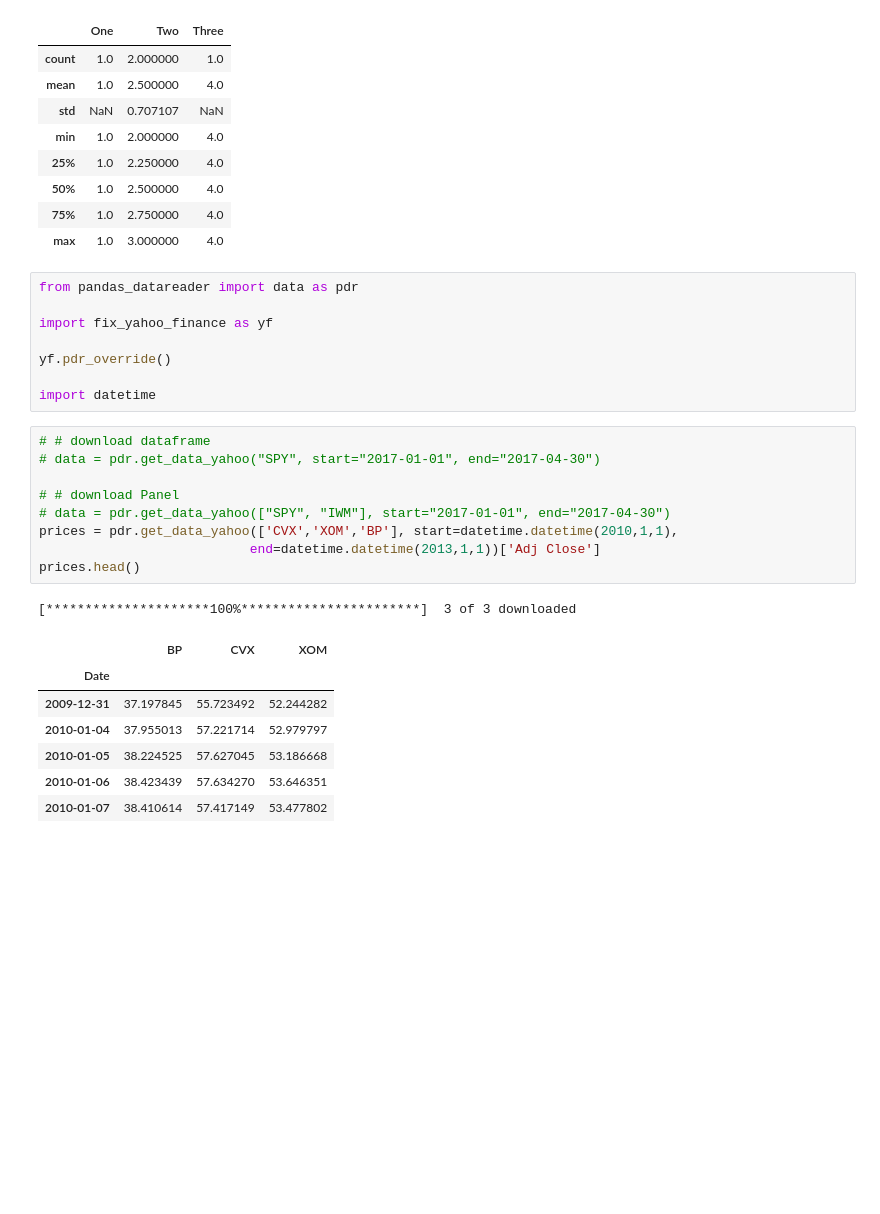
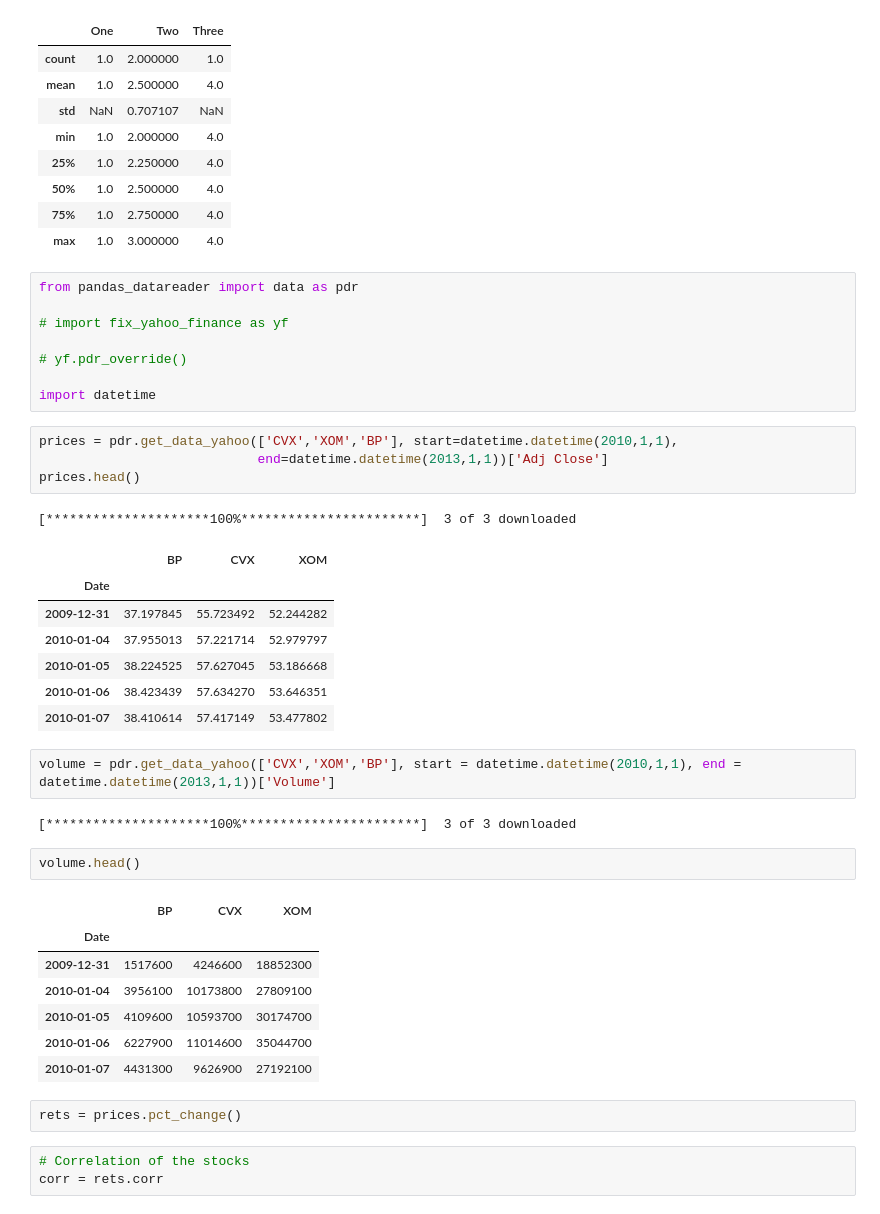
Before and after one commit to HariKumarValluru/Data-Analysis-and-Data-Visualization, a Jupyter notebook: Pandas/Statistics.ipynb, the cells around one changed output. Drawn from its saved outputs; the diff is of its cells as text; blank space fills up the shorter version.

Commit message:
Correlation on stocks

```diff
--- a/Pandas/Statistics.ipynb
+++ b/Pandas/Statistics.ipynb
@@ -72,19 +72,14 @@ dframe1.describe()
 # %%
 from pandas_datareader import data as pdr
 
-import fix_yahoo_finance as yf
+# import fix_yahoo_finance as yf
 
-yf.pdr_override()
+# yf.pdr_override()
 
 import datetime
 # %%
-# # download dataframe
-# data = pdr.get_data_yahoo("SPY", start="2017-01-01", end="2017-04-30")
-
-# # download Panel
-# data = pdr.get_data_yahoo(["SPY", "IWM"], start="2017-01-01", end="2017-04-30")
 prices = pdr.get_data_yahoo(['CVX','XOM','BP'], start=datetime.datetime(2010,1,1),
-                           end=datetime.datetime(2013,1,1))['Adj Close']
+                            end=datetime.datetime(2013,1,1))['Adj Close']
 prices.head()
 # %% [output]
 [*********************100%***********************]  3 of 3 downloaded
@@ -95,3 +90,22 @@ prices.head()
 | 2010-01-05 | 38.224525 | 57.627045 | 53.186668 |
 | 2010-01-06 | 38.423439 | 57.634270 | 53.646351 |
 | 2010-01-07 | 38.410614 | 57.417149 | 53.477802 |
+# %%
+volume = pdr.get_data_yahoo(['CVX','XOM','BP'], start = datetime.datetime(2010,1,1), end = datetime.datetime(2013,1,1))['Volume']
+# %% [output]
+[*********************100%***********************]  3 of 3 downloaded
+# %%
+volume.head()
+# %% [output]
+|  | BP | CVX | XOM |
+| Date |  |  |  |
+| 2009-12-31 | 1517600 | 4246600 | 18852300 |
+| 2010-01-04 | 3956100 | 10173800 | 27809100 |
+| 2010-01-05 | 4109600 | 10593700 | 30174700 |
+| 2010-01-06 | 6227900 | 11014600 | 35044700 |
+| 2010-01-07 | 4431300 | 9626900 | 27192100 |
+# %%
+rets = prices.pct_change()
+# %%
+# Correlation of the stocks
+corr = rets.corr
```
Also changed, not shown: parts of 6 cells of this notebook.
